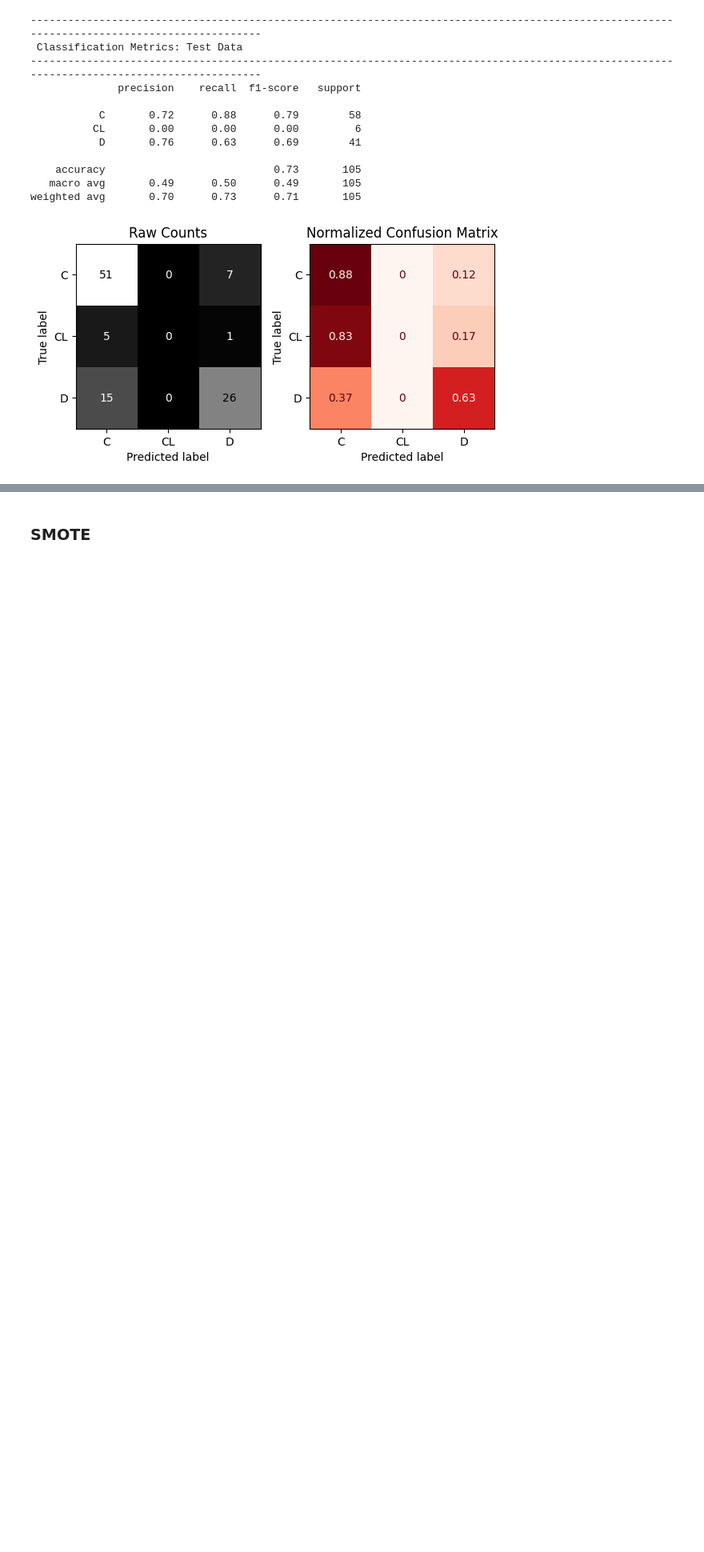
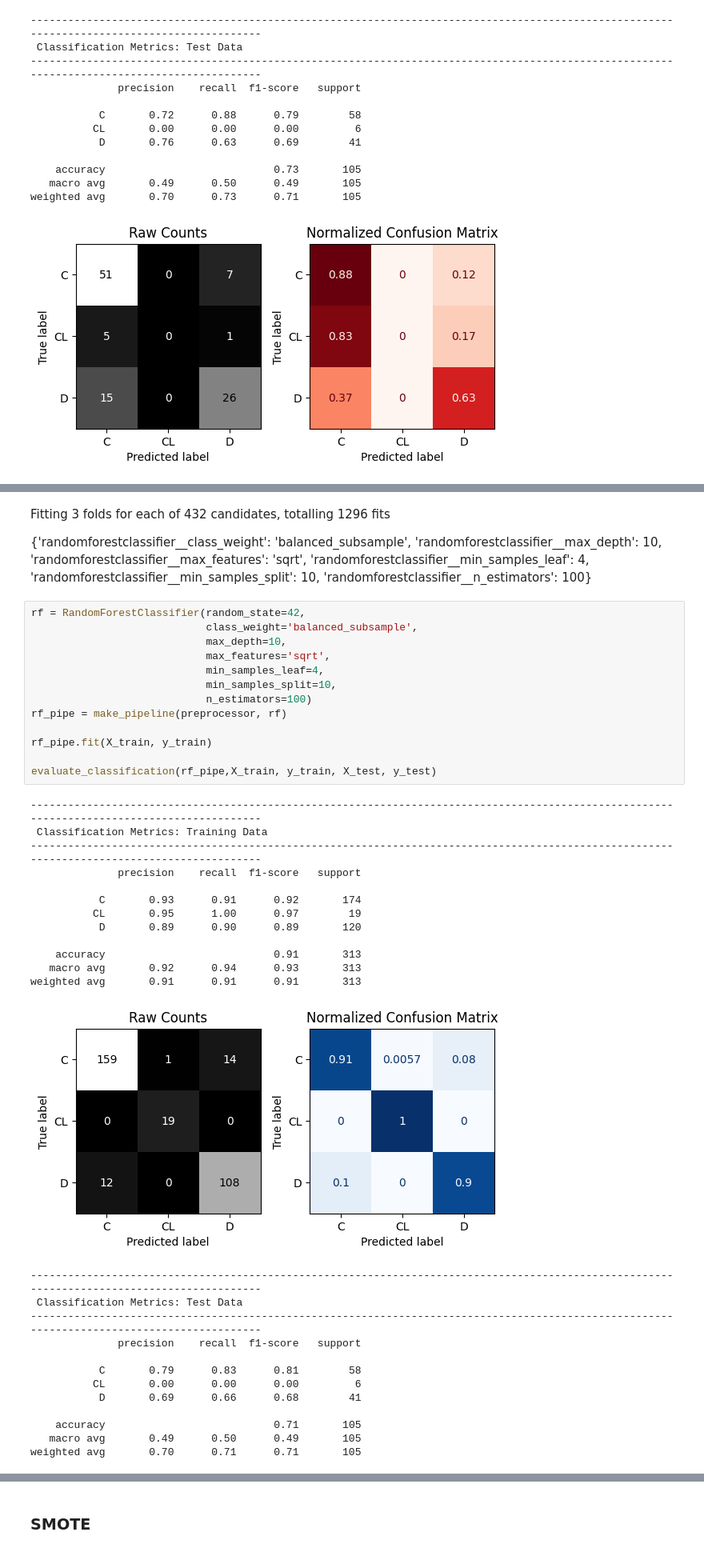
Before and after one commit to swirita/Cirrhosis-Prediction, a Jupyter notebook: Cirrhosis_Prediction.ipynb, the cells around one changed output, grey strips where cells are left out. Shown at 80% size. Saved outputs shown, nothing was run; the diff lists cells and outputs as text; blank space fills up the shorter version.

```diff
--- a/Cirrhosis_Prediction.ipynb
+++ b/Cirrhosis_Prediction.ipynb
@@ -761,0 +1073,43 @@ weighted avg       0.70      0.73      0.71       105
+# %% [markdown]
+Fitting 3 folds for each of 432 candidates, totalling 1296 fits
+
+ {'randomforestclassifier__class_weight': 'balanced_subsample', 'randomforestclassifier__max_depth': 10, 'randomforestclassifier__max_features': 'sqrt', 'randomforestclassifier__min_samples_leaf': 4, 'randomforestclassifier__min_samples_split': 10, 'randomforestclassifier__n_estimators': 100}
+# %%
+rf = RandomForestClassifier(random_state=42,
+                            class_weight='balanced_subsample',
+                            max_depth=10,
+                            max_features='sqrt',
+                            min_samples_leaf=4,
+                            min_samples_split=10,
+                            n_estimators=100)
+rf_pipe = make_pipeline(preprocessor, rf)
+
+rf_pipe.fit(X_train, y_train)
+
+evaluate_classification(rf_pipe,X_train, y_train, X_test, y_test)
+# %% [output]
+--------------------------------------------------------------------------------------------------------------------------------------------
+ Classification Metrics: Training Data
+--------------------------------------------------------------------------------------------------------------------------------------------
+              precision    recall  f1-score   support
+
+           C       0.93      0.91      0.92       174
+          CL       0.95      1.00      0.97        19
+           D       0.89      0.90      0.89       120
+
+    accuracy                           0.91       313
+   macro avg       0.92      0.94      0.93       313
+weighted avg       0.91      0.91      0.91       313
+[figure, added]
+--------------------------------------------------------------------------------------------------------------------------------------------
+ Classification Metrics: Test Data
+--------------------------------------------------------------------------------------------------------------------------------------------
+              precision    recall  f1-score   support
+
+           C       0.79      0.83      0.81        58
+          CL       0.00      0.00      0.00         6
+           D       0.69      0.66      0.68        41
+
+    accuracy                           0.71       105
+   macro avg       0.49      0.50      0.49       105
+weighted avg       0.70      0.71      0.71       105
```
Also changed, not shown: parts of 18 cells of this notebook.
